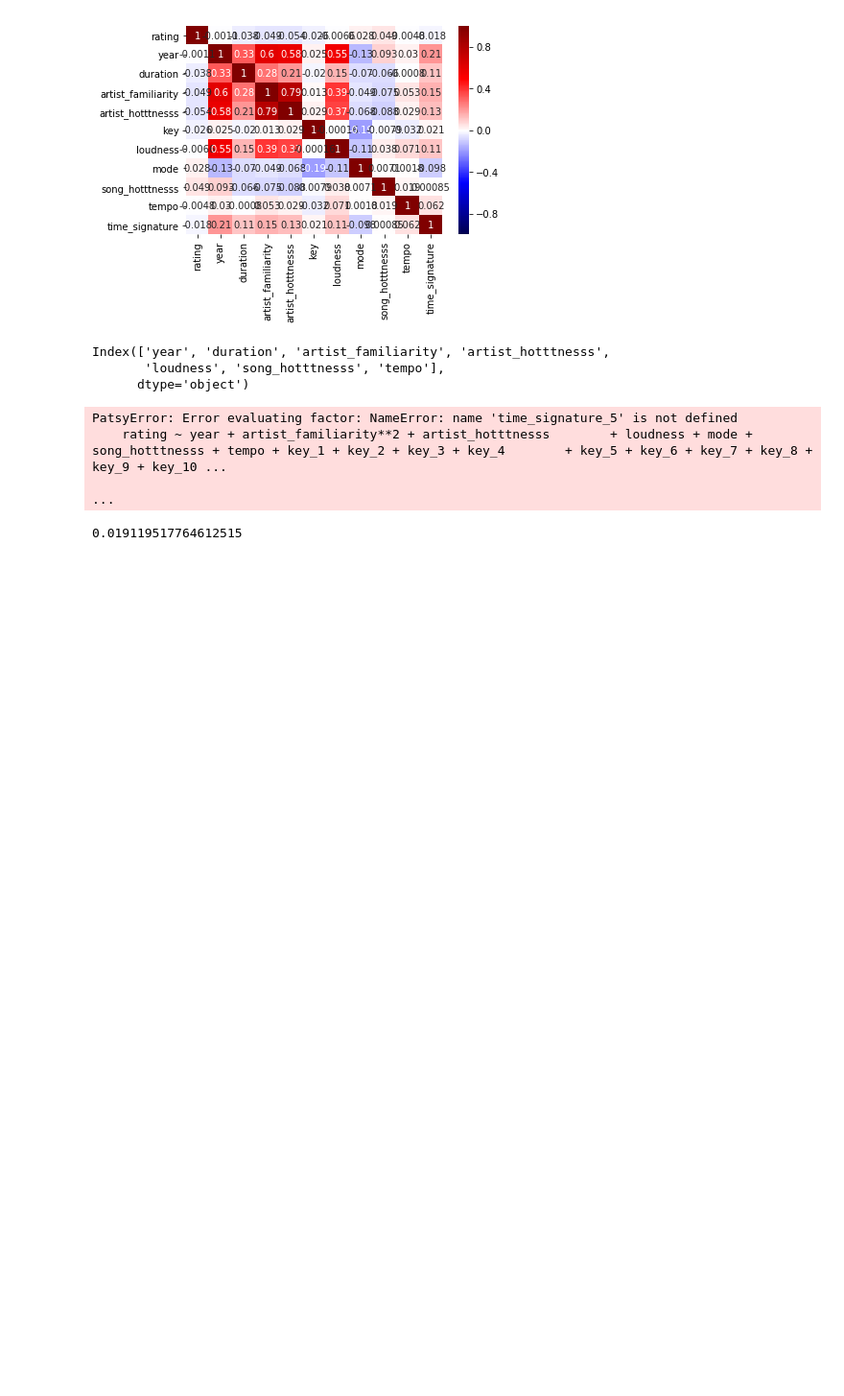
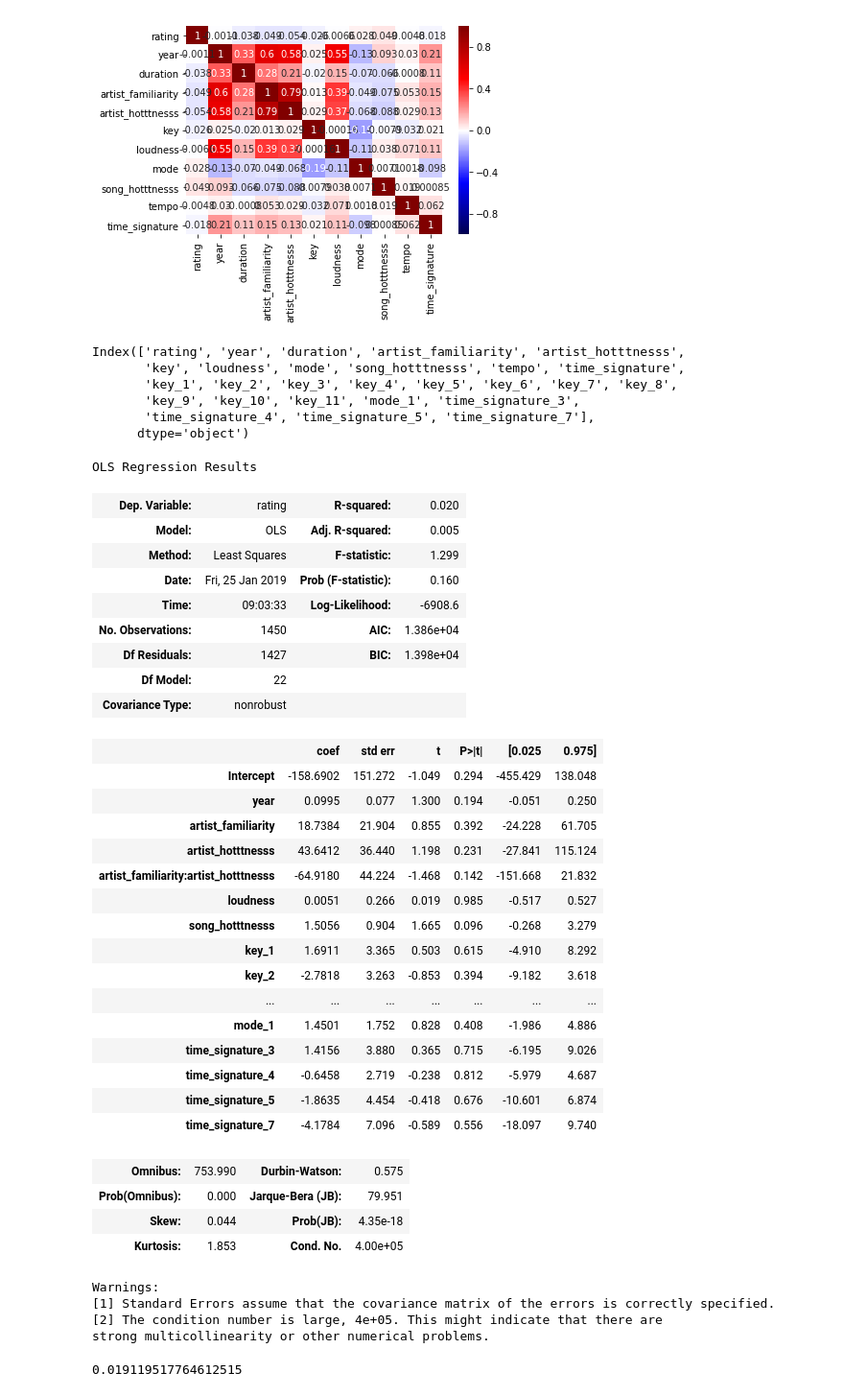
Before and after one commit to alexpfox/predicthitsingles, a Jupyter notebook: regression_on_df.ipynb, the cells around one changed output. Shown: that part at 96% size. Cells and saved outputs as stored; diff of their text form; code cells hidden in the pictures; blank space fills up the shorter version.

Commit message:
Last minute regression improvements

```diff
--- a/regression_on_df.ipynb
+++ b/regression_on_df.ipynb
@@ -65,5 +65,5 @@ reg_data.head()
 # %%
-reg_data = pd.concat([data,key,modes,time_signatures], axis = 1) # add ratings back in potentially #append dbs with
+reg_data = pd.concat([data,keys,modes,time_signatures], axis = 1) # add ratings back in potentially #append dbs with
                                             # keys(not relevant on further inspection) modes, time_signatures, ratings
 reg_data.head()
 # %% [output]
@@ -81,28 +87,62 @@ sns.heatmap(data.corr(), cmap="seismic", annot=True, vmin=-1, vmax=1);
 # %%
 reg_data.columns
 # %% [output]
-Index(['year', 'duration', 'artist_familiarity', 'artist_hotttnesss',
-       'loudness', 'song_hotttnesss', 'tempo'],
+Index(['rating', 'year', 'duration', 'artist_familiarity', 'artist_hotttnesss',
+       'key', 'loudness', 'mode', 'song_hotttnesss', 'tempo', 'time_signature',
+       'key_1', 'key_2', 'key_3', 'key_4', 'key_5', 'key_6', 'key_7', 'key_8',
+       'key_9', 'key_10', 'key_11', 'mode_1', 'time_signature_3',
+       'time_signature_4', 'time_signature_5', 'time_signature_7'],
       dtype='object')
 # %%
 # Create your feature matrix (X) and target vector (y)
-y, X = patsy.dmatrices('rating ~ year + artist_familiarity**2 + artist_hotttnesss \
-       + loudness + mode + song_hotttnesss + tempo + key_1 + key_2 + key_3 + key_4 \
+y, X = patsy.dmatrices('rating ~ year + artist_familiarity*artist_hotttnesss \
+       + loudness + song_hotttnesss**2 + key_1 + key_2 + key_3 + key_4 \
        + key_5 + key_6 + key_7 + key_8 + key_9 + key_10 + key_11 + mode_1 + time_signature_3 \
        + time_signature_4 + time_signature_5 + time_signature_7', data=reg_data, return_type="dataframe")
 
 # Create your model
 model = sm.OLS(y, X)
 
 # Fit your model to your training set
 fit = model.fit()
 
 # Print summary statistics of the model's performance
 fit.summary()
 # %% [output]
-PatsyError: Error evaluating factor: NameError: name 'time_signature_5' is not defined
-    rating ~ year + artist_familiarity**2 + artist_hotttnesss        + loudness + mode + song_hotttnesss + tempo + key_1 + key_2 + key_3 + key_4        + key_5 + key_6 + key_7 + key_8 + key_9 + key_10 ...
-                                                                                                                                                                                                         ...
+OLS Regression Results
+| Dep. Variable: | rating | R-squared: | 0.020 |
+| Model: | OLS | Adj. R-squared: | 0.005 |
+| Method: | Least Squares | F-statistic: | 1.299 |
+| Date: | Fri, 25 Jan 2019 | Prob (F-statistic): | 0.160 |
+| Time: | 09:03:33 | Log-Likelihood: | -6908.6 |
+| No. Observations: | 1450 | AIC: | 1.386e+04 |
+| Df Residuals: | 1427 | BIC: | 1.398e+04 |
+| Df Model: | 22 |  |  |
+| Covariance Type: | nonrobust |  |  |
+|  | coef | std err | t | P>|t| | [0.025 | 0.975] |
+| Intercept | -158.6902 | 151.272 | -1.049 | 0.294 | -455.429 | 138.048 |
+| year | 0.0995 | 0.077 | 1.300 | 0.194 | -0.051 | 0.250 |
+| artist_familiarity | 18.7384 | 21.904 | 0.855 | 0.392 | -24.228 | 61.705 |
+| artist_hotttnesss | 43.6412 | 36.440 | 1.198 | 0.231 | -27.841 | 115.124 |
+| artist_familiarity:artist_hotttnesss | -64.9180 | 44.224 | -1.468 | 0.142 | -151.668 | 21.832 |
+| loudness | 0.0051 | 0.266 | 0.019 | 0.985 | -0.517 | 0.527 |
+| song_hotttnesss | 1.5056 | 0.904 | 1.665 | 0.096 | -0.268 | 3.279 |
+| key_1 | 1.6911 | 3.365 | 0.503 | 0.615 | -4.910 | 8.292 |
+| key_2 | -2.7818 | 3.263 | -0.853 | 0.394 | -9.182 | 3.618 |
+| ... | ... | ... | ... | ... | ... | ... |
+| mode_1 | 1.4501 | 1.752 | 0.828 | 0.408 | -1.986 | 4.886 |
+| time_signature_3 | 1.4156 | 3.880 | 0.365 | 0.715 | -6.195 | 9.026 |
+| time_signature_4 | -0.6458 | 2.719 | -0.238 | 0.812 | -5.979 | 4.687 |
+| time_signature_5 | -1.8635 | 4.454 | -0.418 | 0.676 | -10.601 | 6.874 |
+| time_signature_7 | -4.1784 | 7.096 | -0.589 | 0.556 | -18.097 | 9.740 |
+| Omnibus: | 753.990 | Durbin-Watson: | 0.575 |
+| Prob(Omnibus): | 0.000 | Jarque-Bera (JB): | 79.951 |
+| Skew: | 0.044 | Prob(JB): | 4.35e-18 |
+| Kurtosis: | 1.853 | Cond. No. | 4.00e+05 |
+Warnings:
+[1] Standard Errors assume that the covariance matrix of the errors is correctly specified.
+[2] The condition number is large, 4e+05. This might indicate that there are
+strong multicollinearity or other numerical problems.
 # %%
 # Create an empty model
 lr = LinearRegression()
```
Also changed, not shown: parts of 3 cells of this notebook, 2 other files.
